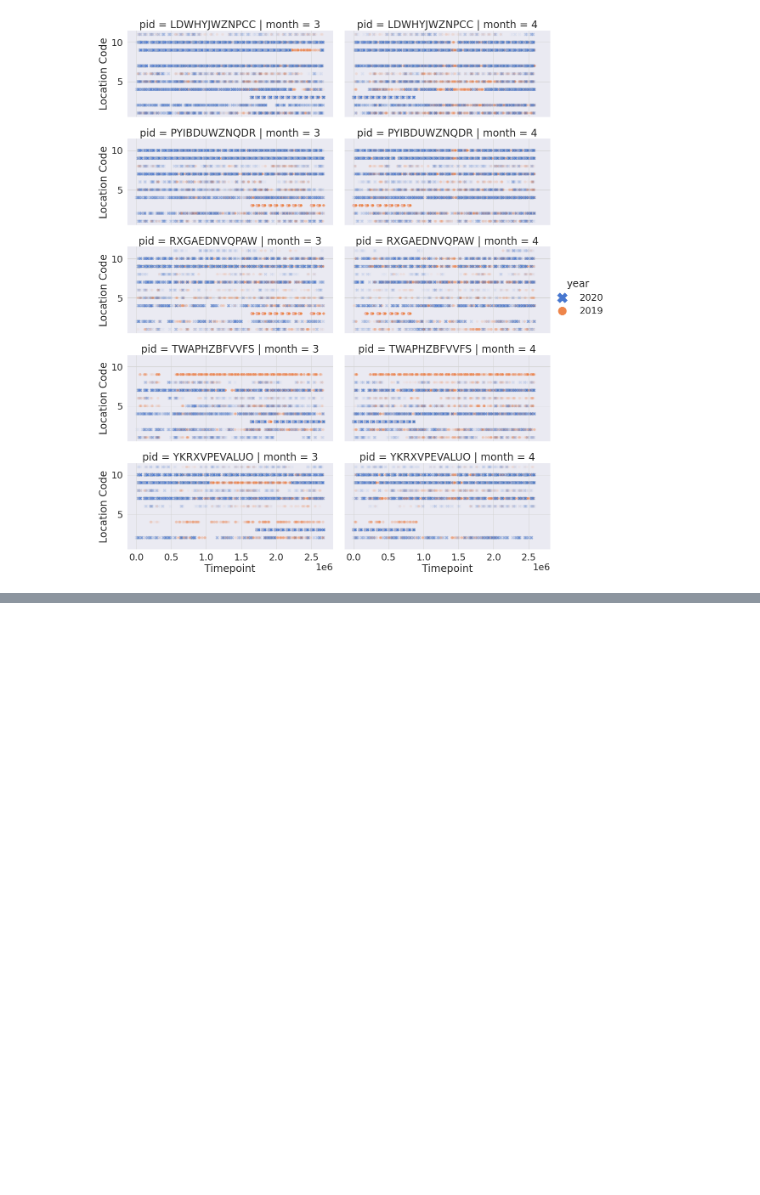
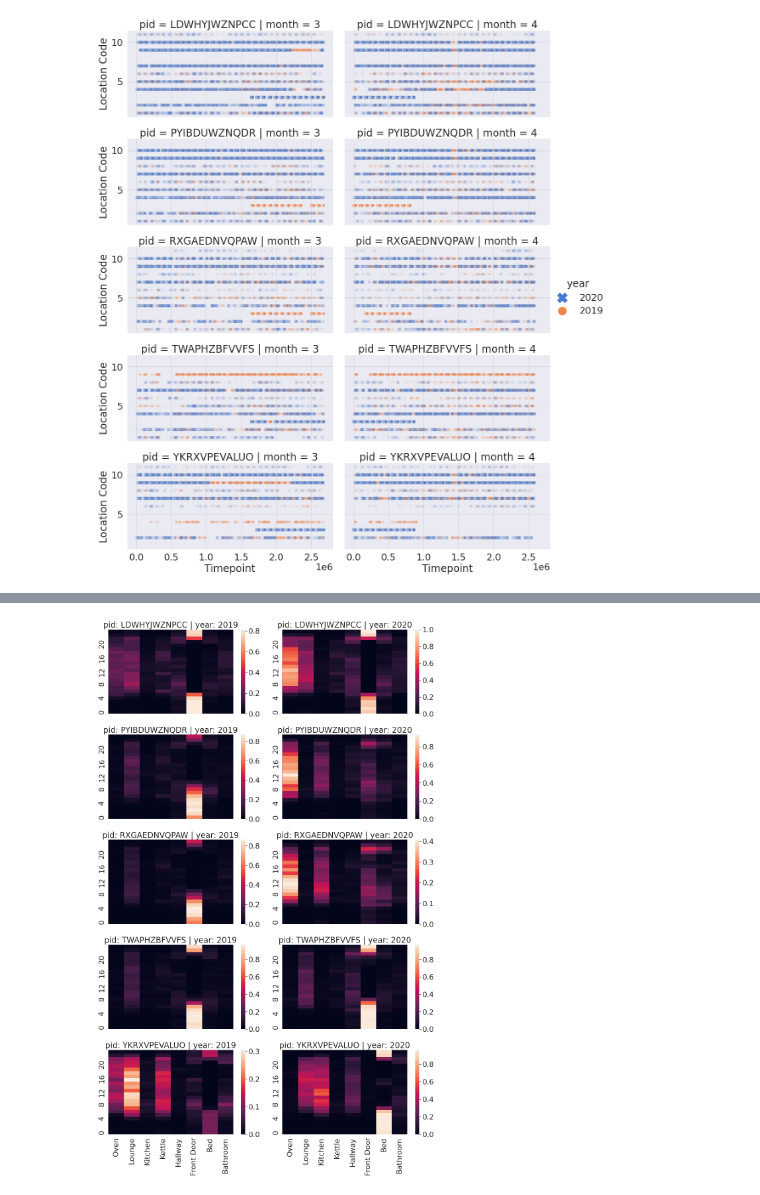
Before and after one commit to ferdianjovan/DRI_Environment, a Jupyter notebook: sensory_data.ipynb, the cells around one changed output, grey strips where cells are left out. Drawn from its saved outputs; the diff is of its cells as text; code cells hidden in the pictures; blank space fills up the shorter version.

```diff
--- a/sensory_data.ipynb
+++ b/sensory_data.ipynb
@@ -177,0 +182,25 @@ plt.show()
+# %%
+df_daily = df[['pid', 'year', 'hour', 'enum_loc', 'activity', 'location']]
+
+df_daily = df_daily.groupby(
+    ['pid', 'year', 'hour', 'enum_loc', 'location']
+).sum().reset_index().sort_values('hour')
+max_act = df_daily.activity.max()
+df_daily['activity'] = df_daily.activity.apply(lambda x: x / max_act)
+
+fig, axes = plt.subplots(5, 2, figsize=(15, 24), sharex=True)
+for x_id, pid in enumerate(pids):
+    for y_id, year in enumerate(years):
+        seaborn.heatmap(
+            df_daily[(df_daily.pid==pid) & (df_daily.year==year)].pivot('hour', 'location', 'activity').fillna(0),
+            ax=axes[x_id, y_id], yticklabels=4,
+        )
+        axes[x_id, y_id].invert_xaxis()
+        axes[x_id, y_id].invert_yaxis()
+        axes[x_id, y_id].set_ylabel('')
+        axes[x_id, y_id].set_xlabel('')
+        axes[x_id, y_id].set_title(f'pid: {pid} | year: {year}')
+plt.tight_layout()
+plt.show()
+# %% [output]
+[figure, added]
```
Also changed, not shown: parts of 13 cells of this notebook.
